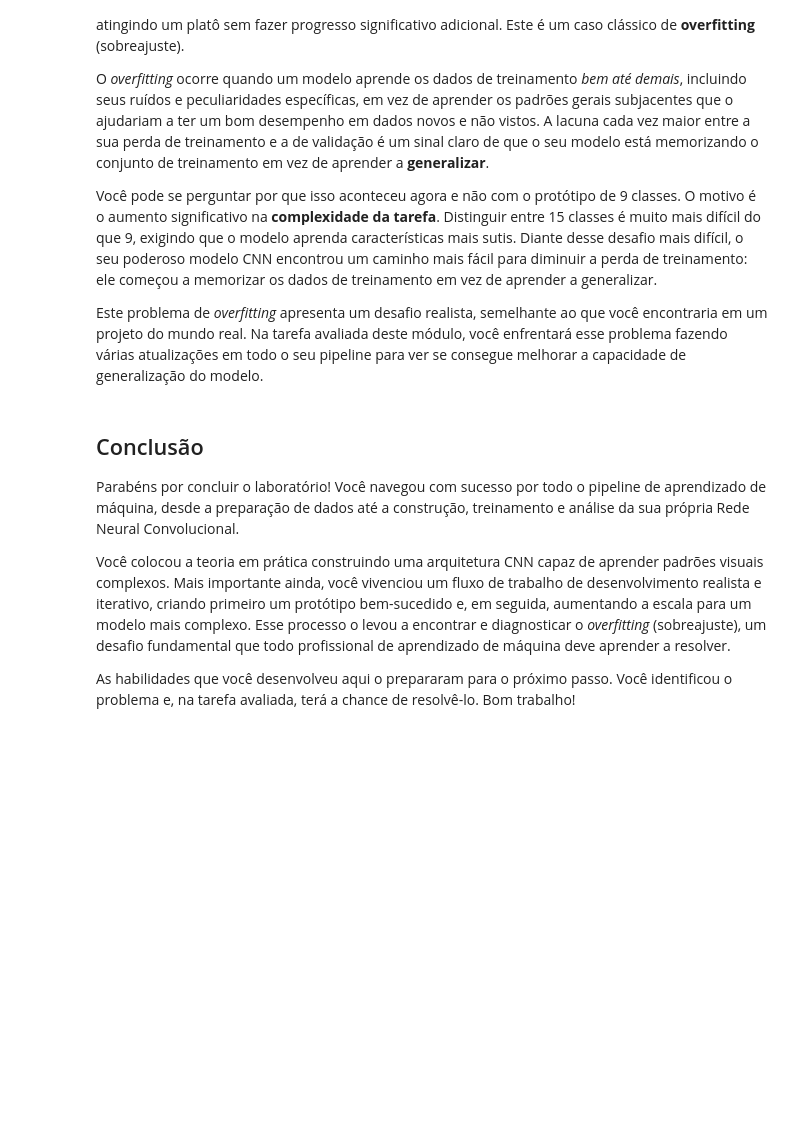
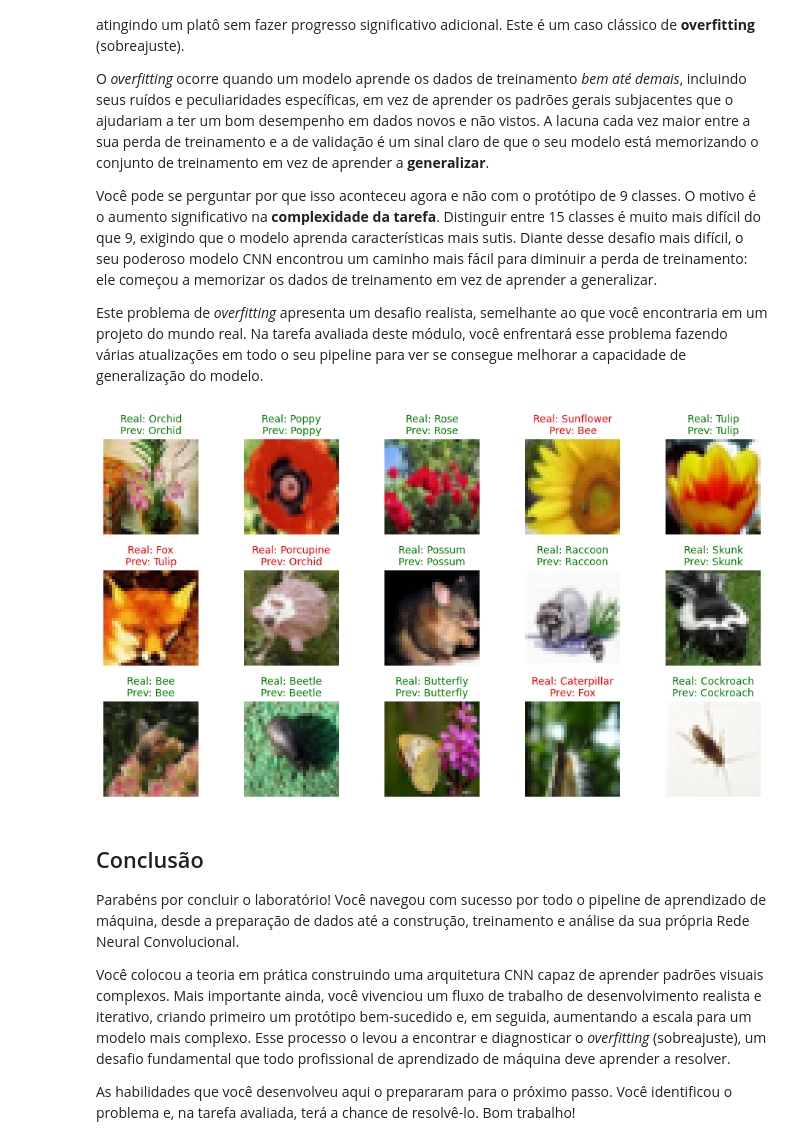
Before and after one commit to fabiobento/dnn-course-2026-1, a Jupyter notebook: C1_M4_Lab_1_cnn_nature_classifier.ipynb, the cells around one changed output. Cells and saved outputs as stored; diff of their text form; code cells hidden in the pictures; blank space fills up the shorter version.

```diff
--- a/C1_M4_Lab_1_cnn_nature_classifier.ipynb
+++ b/C1_M4_Lab_1_cnn_nature_classifier.ipynb
@@ -604,12 +691,14 @@ Este problema de *overfitting* apresenta um desafio realista, semelhante ao que
 # %%
 # ### Opcional: Descomente e execute esta célula para ver as previsões feitas pelo modelo completo
 
-# helper_utils.visualise_predictions(
-#     model=trained_model,
-#     data_loader=val_loader,
-#     device=device,
-#     grid=(3, 5)
-# )
+helper_utils_7.visualise_predictions(
+     model=trained_model,
+     data_loader=val_loader,
+     device=device,
+     grid=(3, 5)
+ )
+# %% [output]
+[figure, added]
 # %% [markdown]
 ## Conclusão
 
```
Also changed, not shown: parts of 10 cells of this notebook, 3 other files.
